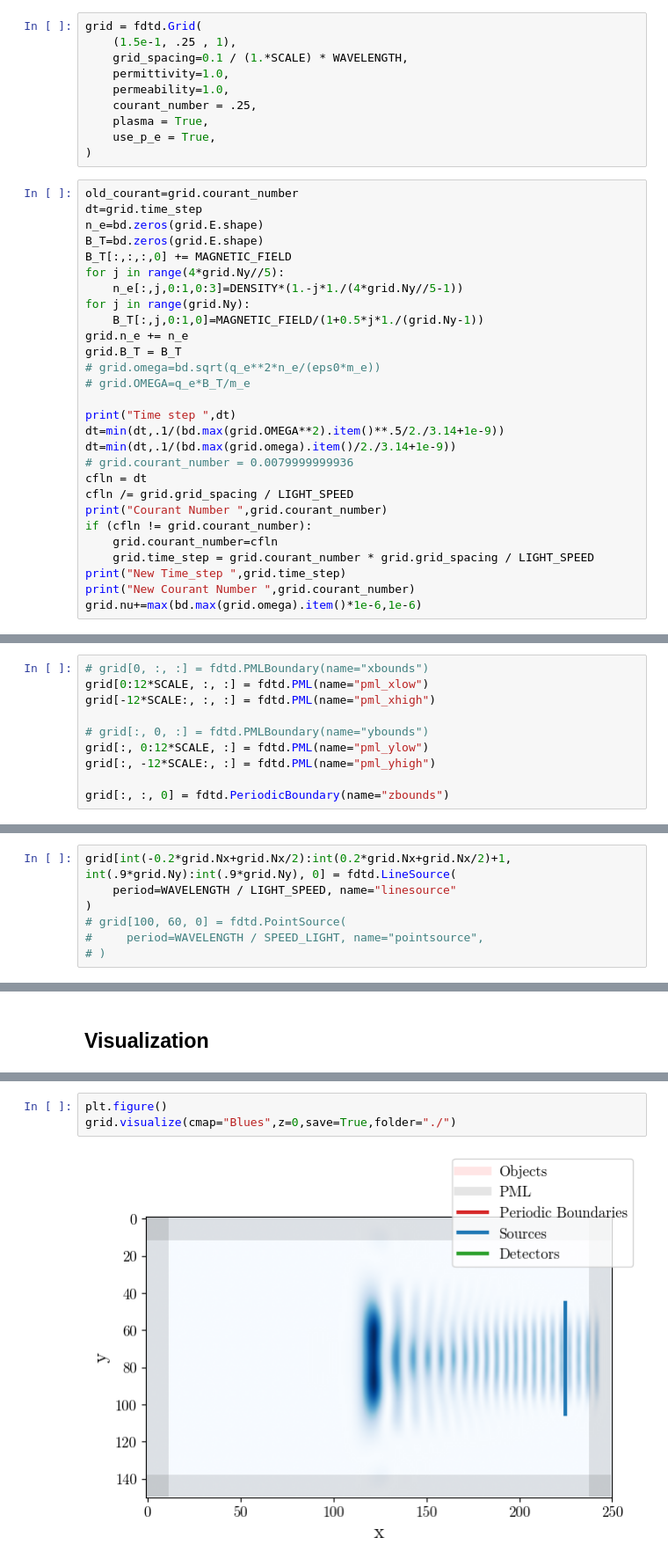
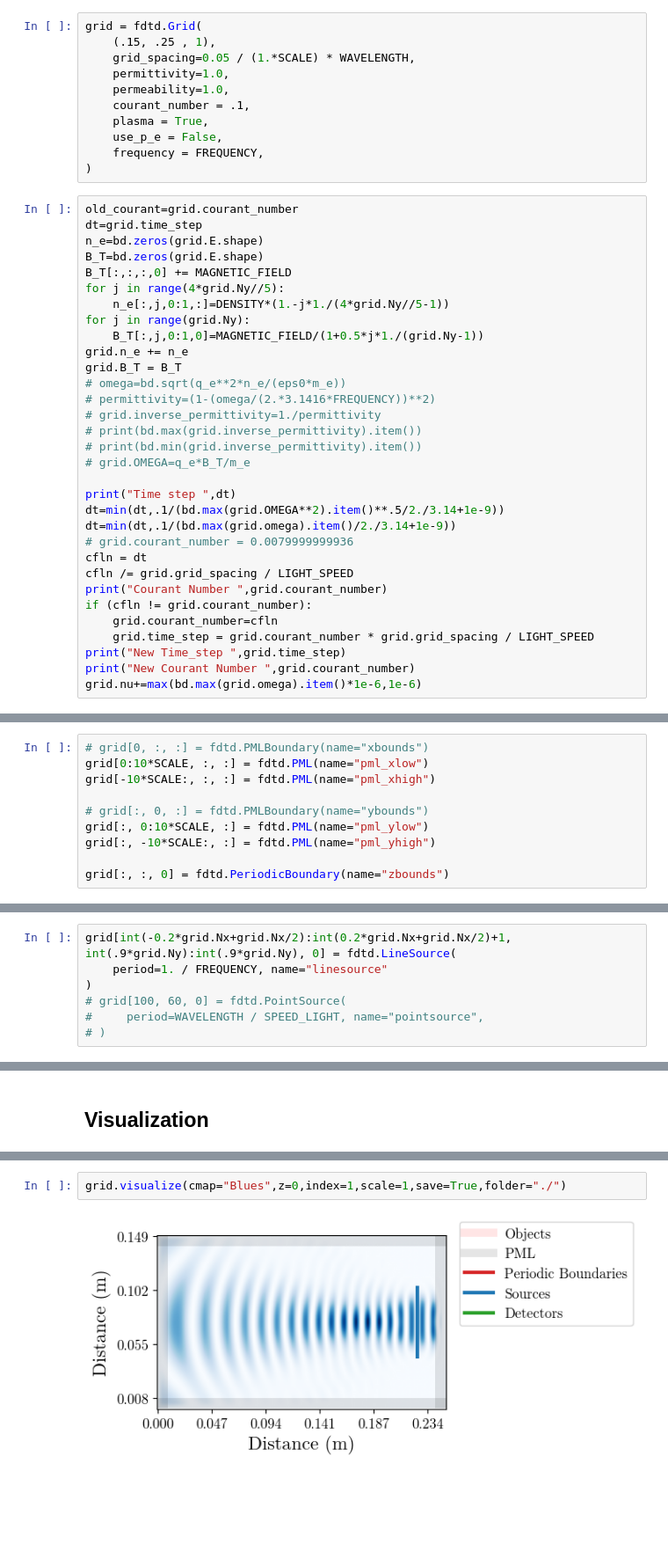
Before and after one commit to Pierre-Alexandre-Gourdain/fdtd, a Jupyter notebook: cutoff_test.ipynb, the cells around one changed output, grey strips where cells are left out. Shown: that part at 88% size. Drawn from its saved outputs; the diff is of its cells as text; blank space fills up the shorter version.

Commit message:
testing code with plasma permittivity

```diff
--- a/cutoff_test.ipynb
+++ b/cutoff_test.ipynb
@@ -147,13 +148,14 @@ print(WAVELENGTH*1e3)
 create FDTD Grid
 # %%
 grid = fdtd.Grid(
-    (1.5e-1, .25 , 1),
-    grid_spacing=0.1 / (1.*SCALE) * WAVELENGTH,
+    (.15, .25 , 1),
+    grid_spacing=0.05 / (1.*SCALE) * WAVELENGTH,
     permittivity=1.0,
     permeability=1.0,
-    courant_number = .25,
+    courant_number = .1,
     plasma = True,
-    use_p_e = True,
+    use_p_e = False,
+    frequency = FREQUENCY,
 )
 # %%
 old_courant=grid.courant_number
@@ -162,12 +164,16 @@ n_e=bd.zeros(grid.E.shape)
 B_T=bd.zeros(grid.E.shape)
 B_T[:,:,:,0] += MAGNETIC_FIELD
 for j in range(4*grid.Ny//5):
-    n_e[:,j,0:1,0:3]=DENSITY*(1.-j*1./(4*grid.Ny//5-1))
+    n_e[:,j,0:1,:]=DENSITY*(1.-j*1./(4*grid.Ny//5-1))
 for j in range(grid.Ny):
     B_T[:,j,0:1,0]=MAGNETIC_FIELD/(1+0.5*j*1./(grid.Ny-1))
 grid.n_e += n_e
 grid.B_T = B_T
-# grid.omega=bd.sqrt(q_e**2*n_e/(eps0*m_e))
+# omega=bd.sqrt(q_e**2*n_e/(eps0*m_e))
+# permittivity=(1-(omega/(2.*3.1416*FREQUENCY))**2)
+# grid.inverse_permittivity=1./permittivity
+# print(bd.max(grid.inverse_permittivity).item())
+# print(bd.min(grid.inverse_permittivity).item())
 # grid.OMEGA=q_e*B_T/m_e
 
 print("Time step ",dt)
@@ -192,19 +200,19 @@ New Courant Number  0.25
 boundaries
 # %%
 # grid[0, :, :] = fdtd.PMLBoundary(name="xbounds")
-grid[0:12*SCALE, :, :] = fdtd.PML(name="pml_xlow")
-grid[-12*SCALE:, :, :] = fdtd.PML(name="pml_xhigh")
+grid[0:10*SCALE, :, :] = fdtd.PML(name="pml_xlow")
+grid[-10*SCALE:, :, :] = fdtd.PML(name="pml_xhigh")
 
 # grid[:, 0, :] = fdtd.PMLBoundary(name="ybounds")
-grid[:, 0:12*SCALE, :] = fdtd.PML(name="pml_ylow")
-grid[:, -12*SCALE:, :] = fdtd.PML(name="pml_yhigh")
+grid[:, 0:10*SCALE, :] = fdtd.PML(name="pml_ylow")
+grid[:, -10*SCALE:, :] = fdtd.PML(name="pml_yhigh")
 
 grid[:, :, 0] = fdtd.PeriodicBoundary(name="zbounds")
 # %% [markdown]
 sources
 # %%
 grid[int(-0.2*grid.Nx+grid.Nx/2):int(0.2*grid.Nx+grid.Nx/2)+1, int(.9*grid.Ny):int(.9*grid.Ny), 0] = fdtd.LineSource(
-    period=WAVELENGTH / LIGHT_SPEED, name="linesource"
+    period=1. / FREQUENCY, name="linesource"
 )
 # grid[100, 60, 0] = fdtd.PointSource(
 #     period=WAVELENGTH / SPEED_LIGHT, name="pointsource",
@@ -258,5 +269,4 @@ plt.show()
 # %%
-plt.figure()
-grid.visualize(cmap="Blues",z=0,save=True,folder="./")
+grid.visualize(cmap="Blues",z=0,index=1,scale=1,save=True,folder="./")
 # %% [output]
-[figure, old version]
+[figure, new version]
```
Also changed, not shown: parts of 10 cells of this notebook, 3 other files.
